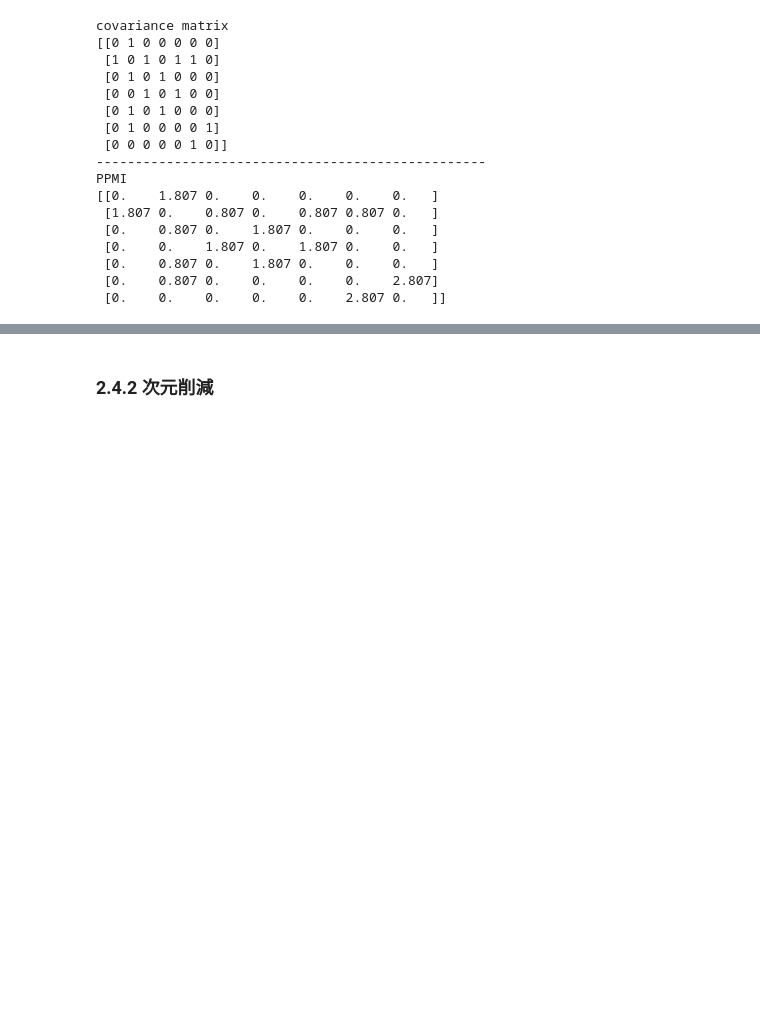
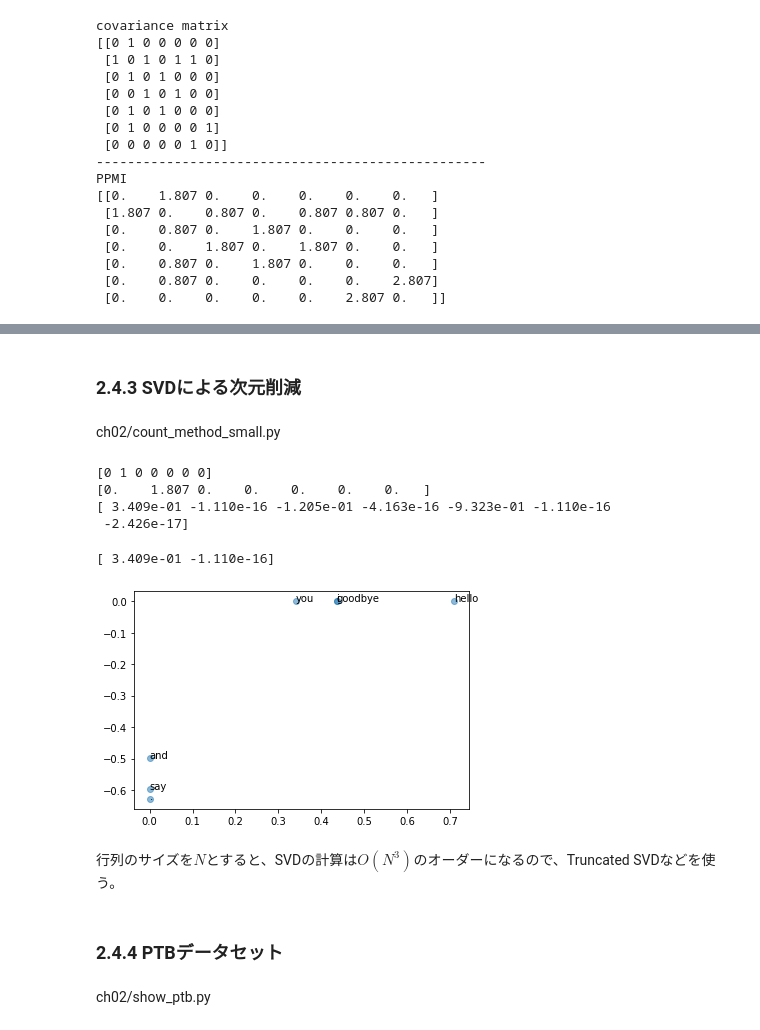
Before and after one commit to okada-tak/deep-learning-from-scratch-2, a Jupyter notebook: notebooks/ch02.ipynb, the cells around one changed output, grey strips where cells are left out. Cells and saved outputs as stored; diff of their text form; code cells hidden in the pictures; blank space fills up the shorter version.

```diff
--- a/notebooks/ch02.ipynb
+++ b/notebooks/ch02.ipynb
@@ -383,2 +391,49 @@ PPMI
 # %% [markdown]
-### 2.4.2 次元削減
+### 2.4.3 SVDによる次元削減
+# %% [markdown]
+ch02/count_method_small.py
+# %%
+# coding: utf-8
+import sys
+sys.path.append('..')
+import numpy as np
+import matplotlib.pyplot as plt
+from common.util import preprocess, create_co_matrix, ppmi
+
+
+text = 'You say goodbye and I say hello.'
+corpus, word_to_id, id_to_word = preprocess(text)
+vocab_size = len(id_to_word)
+C = create_co_matrix(corpus, vocab_size, window_size=1)
+W = ppmi(C)
+
+# SVD
+U, S, V = np.linalg.svd(W)
+# %%
+np.set_printoptions(precision=3)  # 有効桁３桁で表示
+print(C[0])
+print(W[0])
+print(U[0])
+# %% [output]
+[0 1 0 0 0 0 0]
+[0.    1.807 0.    0.    0.    0.    0.   ]
+[ 3.409e-01 -1.110e-16 -1.205e-01 -4.163e-16 -9.323e-01 -1.110e-16
+ -2.426e-17]
+# %%
+print(U[0, :2])
+# %% [output]
+[ 3.409e-01 -1.110e-16]
+# %%
+# plot
+for word, word_id in word_to_id.items():
+    plt.annotate(word, (U[word_id, 0], U[word_id, 1]))
+plt.scatter(U[:,0], U[:,1], alpha=0.5)
+plt.show()
+# %% [output]
+[figure, added]
+# %% [markdown]
+行列のサイズを$N$とすると、SVDの計算は$O(N^3)$のオーダーになるので、Truncated SVDなどを使う。
+# %% [markdown]
+### 2.4.4 PTBデータセット
+# %% [markdown]
+ch02/show_ptb.py
```
Also changed, not shown: parts of 6 cells of this notebook.
